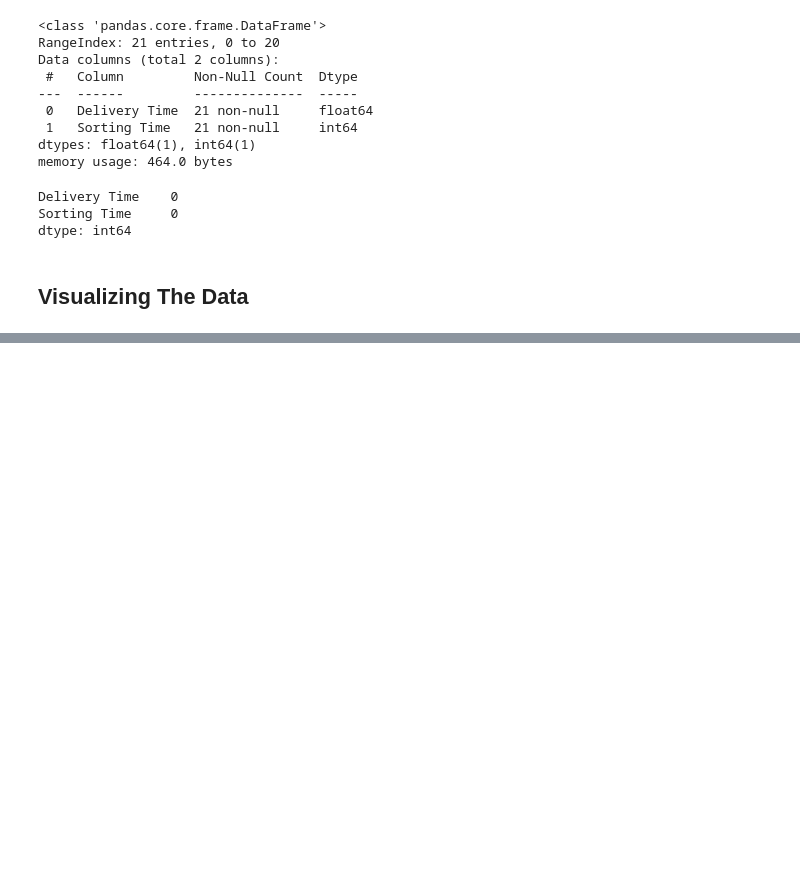
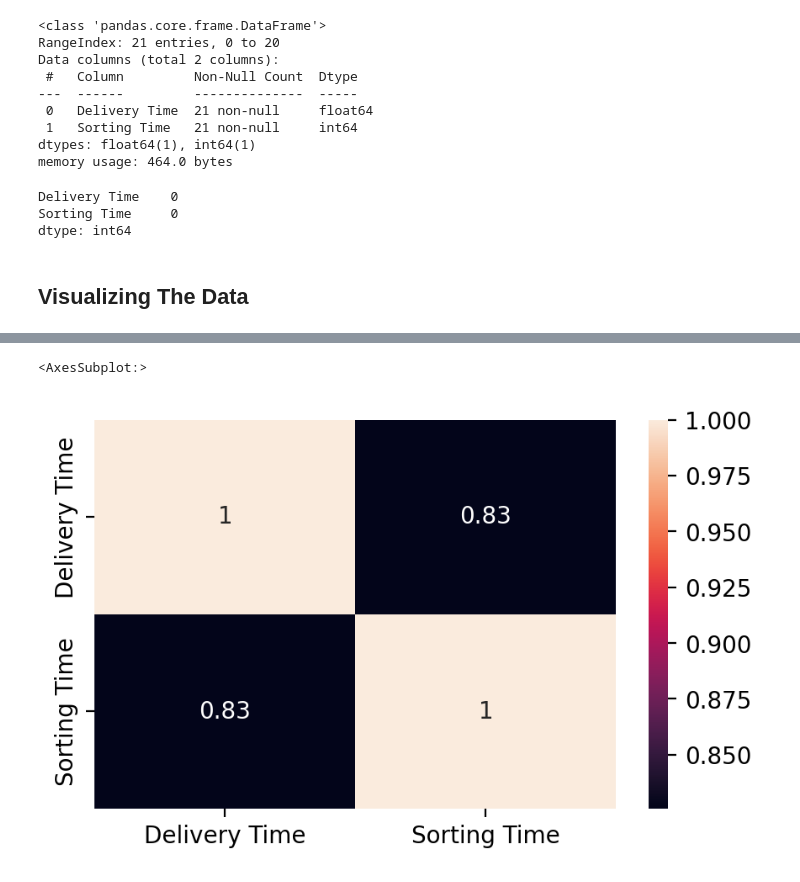
Before and after one commit to kunal-mallick/Data-Science-Assignments, a Jupyter notebook: 04_Simple Linear Regression/Code/Q1.ipynb, the cells around one changed output, grey strips where cells are left out. Cells and saved outputs as stored; diff of their text form; code cells hidden in the pictures; blank space fills up the shorter version.

```diff
--- a/04_Simple Linear Regression/Code/Q1.ipynb
+++ b/04_Simple Linear Regression/Code/Q1.ipynb
@@ -79,0 +97,5 @@ sns.histplot(df['Unit A'], ax = ax[1,1])
+# %%
+sns.heatmap(df.corr(), annot=True)
+# %% [output]
+<AxesSubplot:>
+[figure, added]
```
Also changed, not shown: parts of 3 cells of this notebook.
